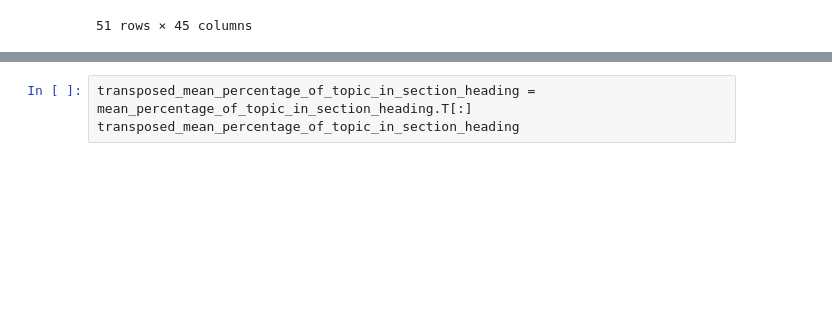
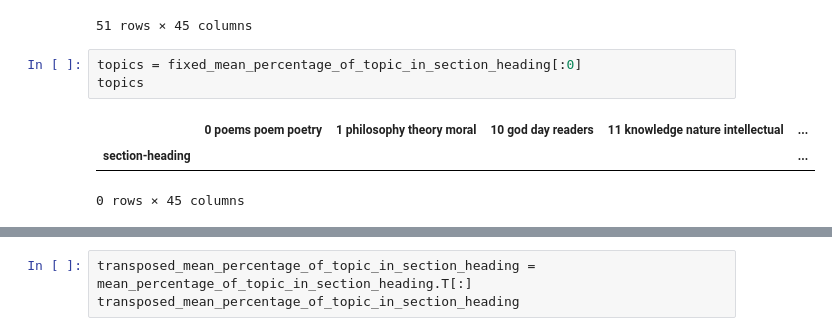
Before and after one commit to sceckert/periodical-project, a Jupyter notebook: Periodical-Project.ipynb, the cells around one changed output, grey strips where cells are left out. Cells and saved outputs as stored; diff of their text form; blank space fills up the shorter version.

```diff
--- a/Periodical-Project.ipynb
+++ b/Periodical-Project.ipynb
@@ -307,3 +307,10 @@ fixed_mean_percentage_of_topic_in_section_heading
 | Travel | 0.001610 | 0.002826 | 0.021408 | 0.013355 | ... |
 | n/a | 0.017232 | 0.032607 | 0.038667 | 0.019106 | ... |
 51 rows × 45 columns
+# %%
+topics = fixed_mean_percentage_of_topic_in_section_heading[:0]
+topics
+# %% [output]
+|  | 0 poems poem poetry | 1 philosophy theory moral | 10 god day readers | 11 knowledge nature intellectual | ... |
+| section-heading |  |  |  |  | ... |
+0 rows × 45 columns
```
Also changed, not shown: parts of 3 cells of this notebook.
